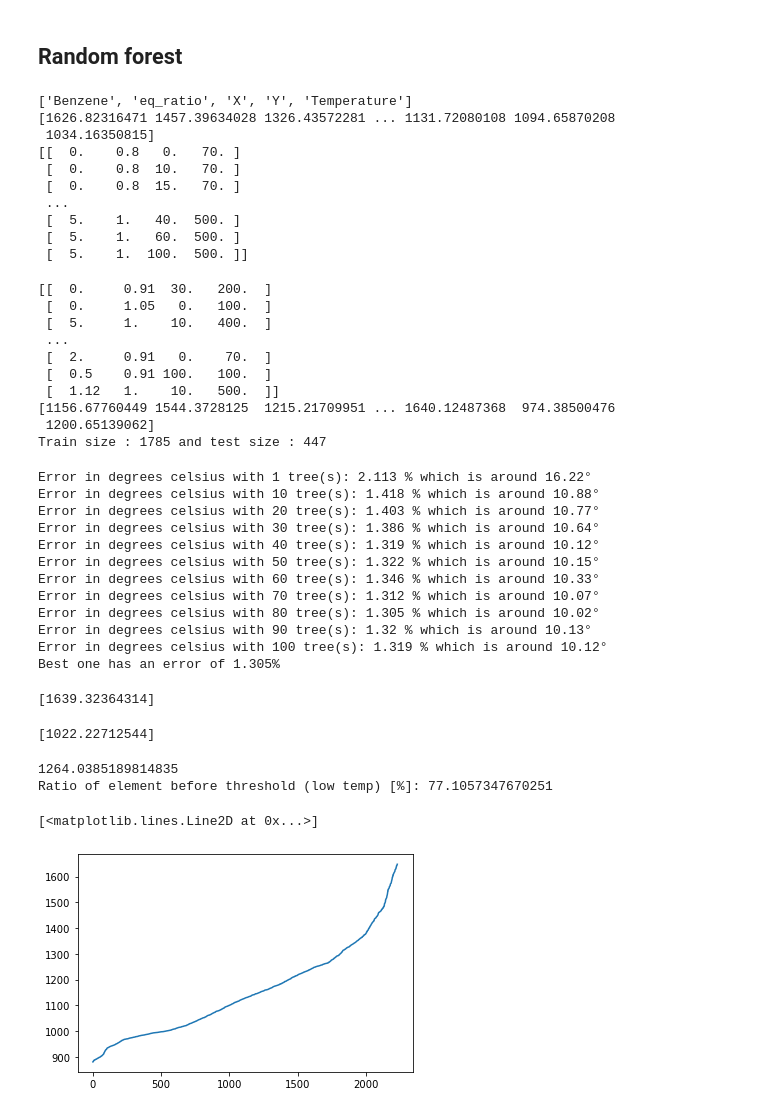
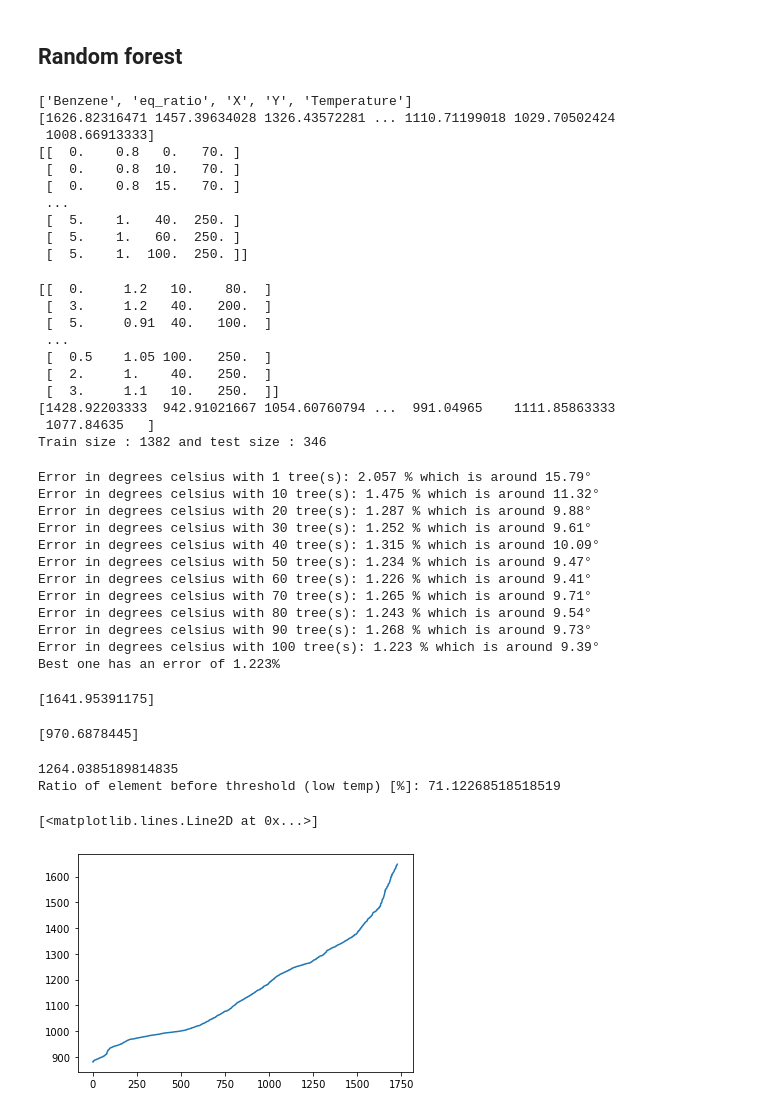
Before and after one commit to alesspiscopo/Data-Driven-MILD, a Jupyter notebook: Benzene.ipynb, the cells around one changed output. Drawn from its saved outputs; the diff is of its cells as text; code cells hidden in the pictures.

```diff
--- a/Benzene.ipynb
+++ b/Benzene.ipynb
@@ -167,7 +167,7 @@ Text(0, 0.5, 'Temperature [K]')
 # %% [markdown]
 ### Scaling
 # %%
-df_xy = pd.read_csv('test_reduced.csv',index_col=0)
+df_xy = pd.read_csv('new_grid68.csv')
 df_xy.head()
 # %% [output]
 |  | Benzene | eq_ratio | X | Y | Temperature |
@@ -357,8 +358,7 @@ import tensorflow as tf
 from sklearn.model_selection import train_test_split
 
 
-data_reduced = pd.read_csv('test_reduced.csv')
-data_reduced = data_reduced.iloc[:,1:]
+data_reduced = pd.read_csv('new_grid68.csv')
 for i in range (5) :
     data_reduced.iloc[:,i] = data_reduced.iloc[:,i]/(max(data_reduced.iloc[:,i])) # to have between 0 and 1
 
@@ -525,9 +522,9 @@ import tensorflow as tf
 from sklearn.model_selection import train_test_split
 
 
-data_reduced = pd.read_csv('test_reduced.csv')
+data_reduced = pd.read_csv('new_grid68.csv')
 
-data_reduced = data_reduced.iloc[:,1:]
+#data_reduced = data_reduced.iloc[:,1:]
 max_value_col = 0
 for i in range (5) :
     max_value_col = np.append(max_value_col,max(data_reduced.iloc[:,i]))
@@ -641,8 +638,8 @@ from sklearn.metrics import accuracy_score
 # %%
 # Read the csv file containing the Benzene,eq_ratio,x,y,temp
 
-data_reduced = pd.read_csv('test_reduced.csv')
-data_reduced = data_reduced.iloc[:,1:]
+data_reduced = pd.read_csv('new_grid68.csv')
+#data_reduced = data_reduced.iloc[:,1:]
 
 label = np.array(data_reduced["Temperature"])
 columns = list(data_reduced.columns)
@@ -655,15 +652,15 @@ print(label)
 print(data_reduced_array)
 # %% [output]
 ['Benzene', 'eq_ratio', 'X', 'Y', 'Temperature']
-[1626.82316471 1457.39634028 1326.43572281 ... 1131.72080108 1094.65870208
- 1034.16350815]
+[1626.82316471 1457.39634028 1326.43572281 ... 1110.71199018 1029.70502424
+ 1008.66913333]
 [[  0.    0.8   0.   70. ]
  [  0.    0.8  10.   70. ]
  [  0.    0.8  15.   70. ]
  ...
- [  5.    1.   40.  500. ]
- [  5.    1.   60.  500. ]
- [  5.    1.  100.  500. ]]
+ [  5.    1.   40.  250. ]
+ [  5.    1.   60.  250. ]
+ [  5.    1.  100.  250. ]]
 # %%
 # Split the data into 80% training and 20% testing with their corresponding label
 
@@ -674,16 +671,16 @@ print(train_data)
 print(train_labels)
 print(f"Train size : {len(train_labels)} and test size : {len(test_labels)}")
 # %% [output]
-[[  0.     0.91  30.   200.  ]
- [  0.     1.05   0.   100.  ]
- [  5.     1.    10.   400.  ]
+[[  0.     1.2   10.    80.  ]
+ [  3.     1.2   40.   200.  ]
+ [  5.     0.91  40.   100.  ]
  ...
- [  2.     0.91   0.    70.  ]
- [  0.5    0.91 100.   100.  ]
- [  1.12   1.    10.   500.  ]]
-[1156.67760449 1544.3728125  1215.21709951 ... 1640.12487368  974.38500476
- 1200.65139062]
-Train size : 1785 and test size : 447
+ [  0.5    1.05 100.   250.  ]
+ [  2.     1.    40.   250.  ]
+ [  3.     1.1   10.   250.  ]]
+[1428.92203333  942.91021667 1054.60760794 ...  991.04965    1111.85863333
+ 1077.84635   ]
+Train size : 1382 and test size : 346
 # %%
 # Calculate for different numbers of forests with different parameters to select the best one
 
@@ -706,55 +703,55 @@ for elem in n_estimators :
 
 print(f"Best one has an error of {best_error_percentage}%")
 # %% [output]
-Error in degrees celsius with 1 tree(s): 2.113 % which is around 16.22°
-Error in degrees celsius with 10 tree(s): 1.418 % which is around 10.88°
-Error in degrees celsius with 20 tree(s): 1.403 % which is around 10.77°
-Error in degrees celsius with 30 tree(s): 1.386 % which is around 10.64°
-Error in degrees celsius with 40 tree(s): 1.319 % which is around 10.12°
-Error in degrees celsius with 50 tree(s): 1.322 % which is around 10.15°
-Error in degrees celsius with 60 tree(s): 1.346 % which is around 10.33°
-Error in degrees celsius with 70 tree(s): 1.312 % which is around 10.07°
-Error in degrees celsius with 80 tree(s): 1.305 % which is around 10.02°
-Error in degrees celsius with 90 tree(s): 1.32 % which is around 10.13°
-Error in degrees celsius with 100 tree(s): 1.319 % which is around 10.12°
-Best one has an error of 1.305%
+Error in degrees celsius with 1 tree(s): 2.057 % which is around 15.79°
+Error in degrees celsius with 10 tree(s): 1.475 % which is around 11.32°
+Error in degrees celsius with 20 tree(s): 1.287 % which is around 9.88°
+Error in degrees celsius with 30 tree(s): 1.252 % which is around 9.61°
+Error in degrees celsius with 40 tree(s): 1.315 % which is around 10.09°
+Error in degrees celsius with 50 tree(s): 1.234 % which is around 9.47°
+Error in degrees celsius with 60 tree(s): 1.226 % which is around 9.41°
+Error in degrees celsius with 70 tree(s): 1.265 % which is around 9.71°
+Error in degrees celsius with 80 tree(s): 1.243 % which is around 9.54°
+Error in degrees celsius with 90 tree(s): 1.268 % which is around 9.73°
+Error in degrees celsius with 100 tree(s): 1.223 % which is around 9.39°
+Best one has an error of 1.223%
 # %%
 sample_fictif = [1.12, 0.8, 5.0, 75.0 ]
 prediction_fictif = rf_saved.predict([sample_fictif])
 
 print(prediction_fictif)
 # %% [output]
-[1639.32364314]
+[1641.95391175]
 # %%
 sample_fictif = [0., 1.1, 80.0, 450. ]
 prediction_fictif = rf_saved.predict([sample_fictif])
 
 print(prediction_fictif)
 # %% [output]
-[1022.22712544]
+[970.6878445]
 # %%
-data_reduced = pd.read_csv('test_reduced.csv')
-data_reduced = data_reduced.iloc[:,1:]
+data_reduced = pd.read_csv('new_grid68.csv')
+#data_reduced = data_reduced.iloc[:,1:]
 
 label = np.array(data_reduced["Temperature"])
 columns = list(data_reduced.columns)
 data_reduced_array = np.array(data_reduced.drop("Temperature", axis=1))
 
 
 threshold = min(label) + (max(label)-min(label))/2
 print(threshold)
 
 y=[i for i in range(len(label))]
 
 counter = 0
 label.sort()
 for elem in label:
     if elem < threshold :
         counter+=1
 print(f"Ratio of element before threshold (low temp) [%]: {(counter/len(label))*100}")
 plt.plot(y,label)
 # %% [output]
 1264.0385189814835
-Ratio of element before threshold (low temp) [%]: 77.1057347670251
+Ratio of element before threshold (low temp) [%]: 71.12268518518519
 [<matplotlib.lines.Line2D at 0x...>]
-[figure, old version]
+[figure, new version]
```
Also changed, not shown: parts of 26 cells of this notebook.
